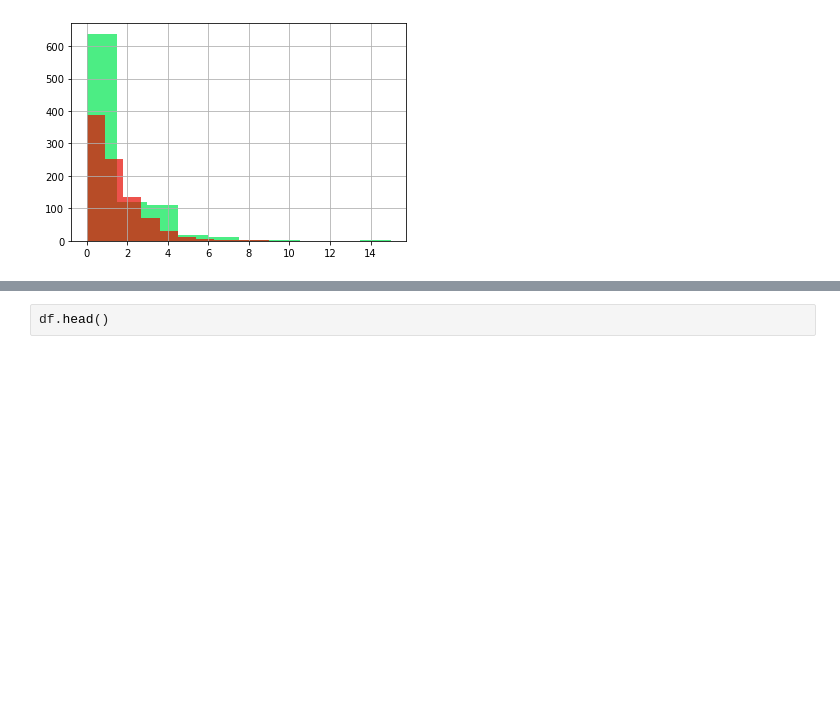
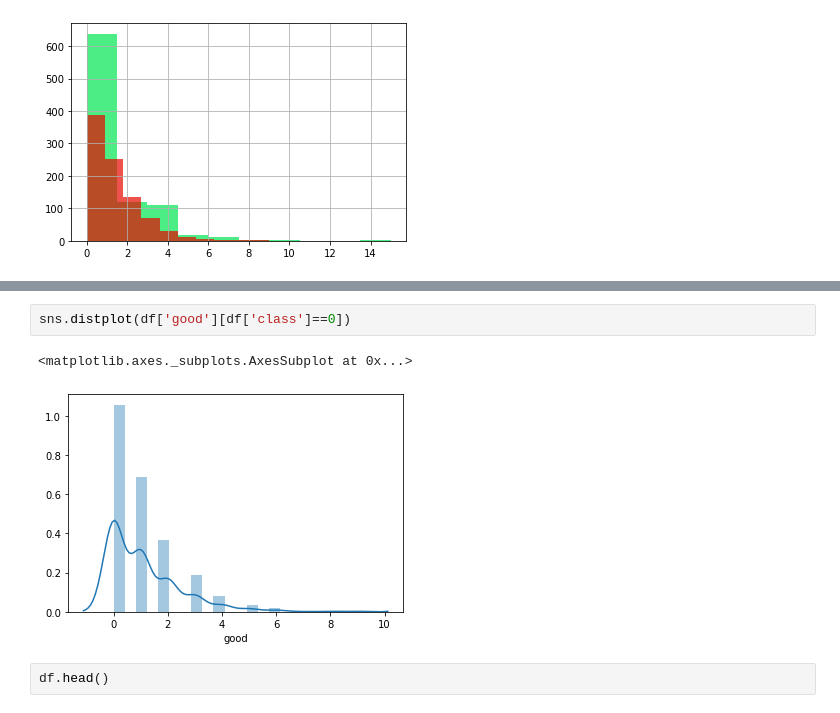
Before and after one commit to duranbe/clustering, a Jupyter notebook: TextClassification.ipynb, the cells around one changed output, grey strips where cells are left out. Drawn from its saved outputs; the diff is of its cells as text; blank space fills up the shorter version.

```diff
--- a/TextClassification.ipynb
+++ b/TextClassification.ipynb
@@ -118,3 +118,8 @@ sns.distplot(df['the'][df['class']==0])
+# %%
+sns.distplot(df['good'][df['class']==0])
+# %% [output]
+<matplotlib.axes._subplots.AxesSubplot at 0x...>
+[figure, added]
 # %%
 df.head()
 # %% [output]
```
Also changed, not shown: parts of 1 cell of this notebook.
